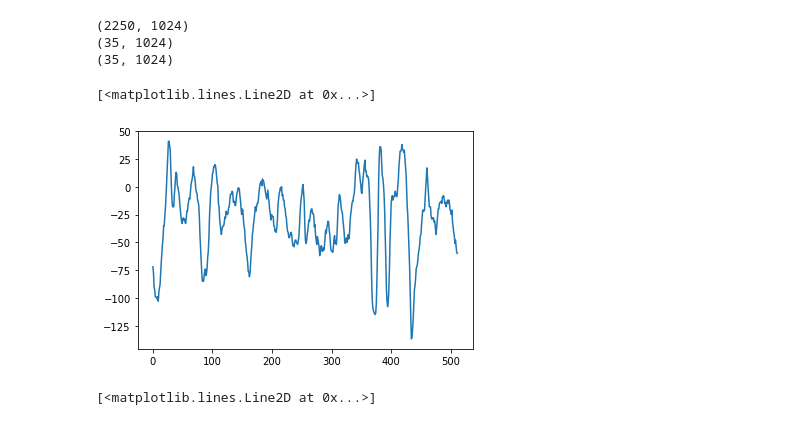
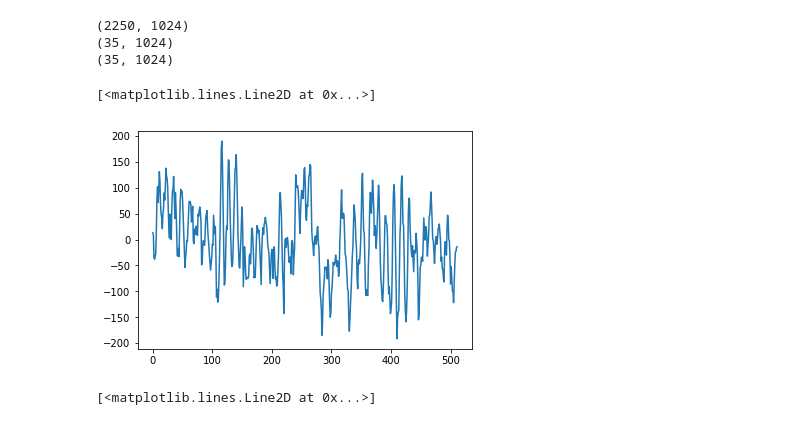
Before and after one commit to iqaan/epilepsy-cnn, a Jupyter notebook: dataset/read-and-visualize-data.ipynb, the cells around one changed output. Drawn from its saved outputs; the diff is of its cells as text; code cells hidden in the pictures.

```diff
--- a/dataset/read-and-visualize-data.ipynb
+++ b/dataset/read-and-visualize-data.ipynb
@@ -275,12 +234,12 @@ print(aug_file1024['test']['D'].shape)
 (35, 1024)
 (35, 1024)
 # %%
-s = 'D'
-index = 1140
+s = 'B'
+index = 400
 plt.plot(aug_file512['train'][s][index])
 # %% [output]
 [<matplotlib.lines.Line2D at 0x...>]
-[figure, old version]
+[figure, new version]
 # %%
 s = 'E'
 index = 175
```
Also changed, not shown: parts of 8 cells of this notebook.
